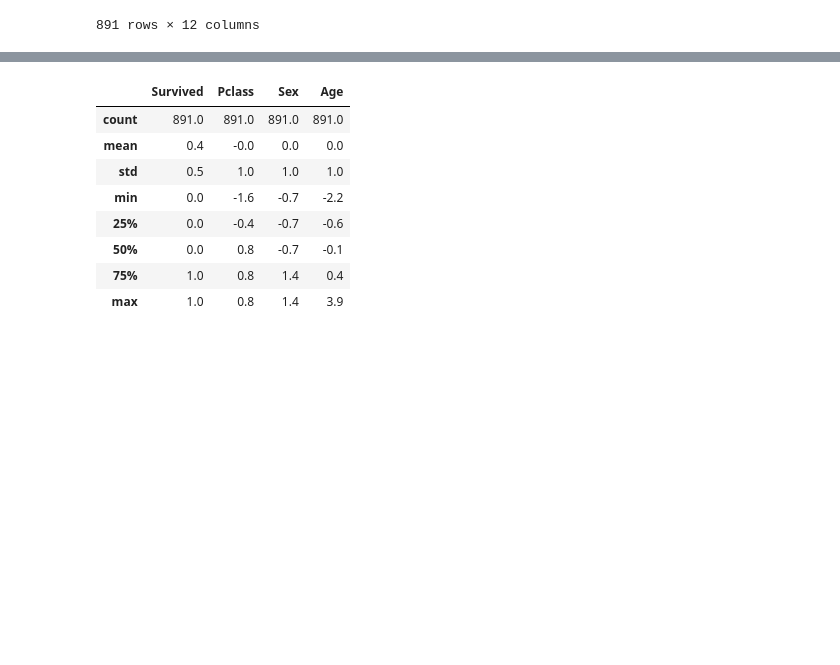
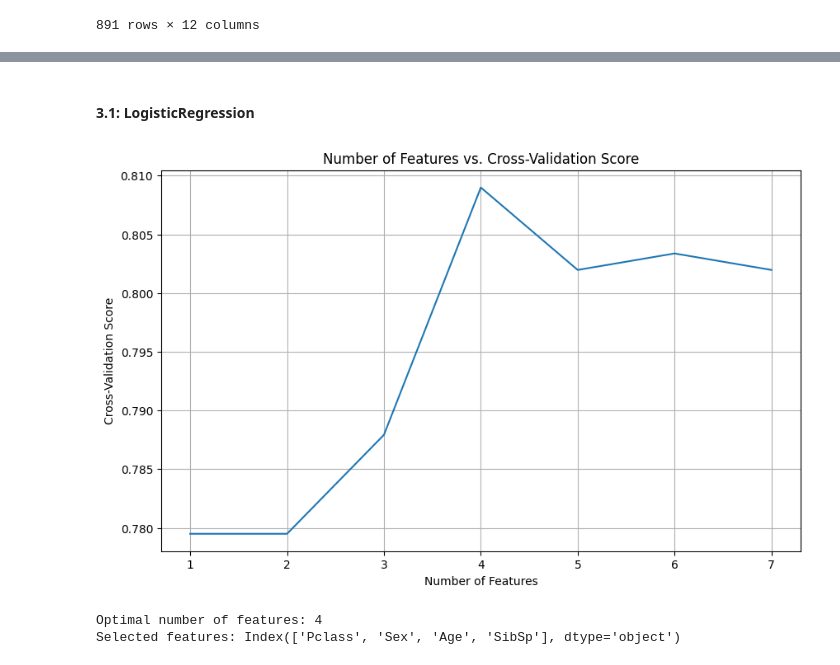
Before and after one commit to markopolo139/DataMiningAssignment1, a Jupyter notebook: notebook1.ipynb, the cells around one changed output, grey strips where cells are left out. Saved outputs shown, nothing was run; the diff lists cells and outputs as text; code cells hidden in the pictures; blank space fills up the shorter version.

Commit message:
applying feature selection notebook1.ipynb

```diff
--- a/notebook1.ipynb
+++ b/notebook1.ipynb
@@ -118,0 +131,5 @@ titanic_train
+# %%
+scaler_std = StandardScaler()
+titanic_train_copy[numerical_cols] = scaler_std.fit_transform(titanic_train_copy[numerical_cols])
+
+titanic_train_copy
@@ -127,10 +151,0 @@ numeric_columns = ['Pclass', 'Sex', 'Age']
-# %%
-plt.figure(figsize=(12, 6))
-for i, feature in enumerate(numeric_columns, 1):
-    plt.subplot(2, 2, i)
-    plt.hist(titanic_train[feature].dropna(), bins=20, color='blue', alpha=0.5)
-    plt.title(f'{feature} (Before Scaling)')
-    plt.xlabel(feature)
-    plt.ylabel('Frequency')
-plt.tight_layout()
-plt.show()
@@ -211,12 +152,44 @@ titanic_train_copy_std
-# %%
-np.round(titanic_train_copy_std.describe(),1)
-# %% [output]
-|  | Survived | Pclass | Sex | Age |
-| count | 891.0 | 891.0 | 891.0 | 891.0 |
-| mean | 0.4 | -0.0 | 0.0 | 0.0 |
-| std | 0.5 | 1.0 | 1.0 | 1.0 |
-| min | 0.0 | -1.6 | -0.7 | -2.2 |
-| 25% | 0.0 | -0.4 | -0.7 | -0.6 |
-| 50% | 0.0 | 0.8 | -0.7 | -0.1 |
-| 75% | 1.0 | 0.8 | 1.4 | 0.4 |
-| max | 1.0 | 0.8 | 1.4 | 3.9 |
+# %% [markdown]
+#### 3.1: LogisticRegression
+# %%
+from sklearn.feature_selection import RFE
+from sklearn.linear_model import LogisticRegression
+
+
+X = titanic_train_copy.drop(columns=['Survived'])
+y = titanic_train_copy['Survived']
+
+number_of_features = range(1, len(X.columns) + 1)
+estimator = LogisticRegression()
+scores = []
+selected_features_list = []
+
+
+for i in number_of_features:
+    rfe = RFE(estimator, n_features_to_select=i)
+    rfe.fit(X, y)
+    selected_features = X.columns[rfe.support_]
+    selected_features_list.append(selected_features)
+    scores.append(rfe.score(X, y))
+
+
+
+plt.figure(figsize=(10, 6))
+plt.plot(number_of_features, scores)
+plt.title('Number of Features vs. Cross-Validation Score')
+plt.xlabel('Number of Features')
+plt.ylabel('Cross-Validation Score')
+plt.xticks(number_of_features)
+plt.grid(True)
+plt.show()
+
+best_index = scores.index(max(scores))
+best_num_features = number_of_features[best_index]
+best_selected_features = selected_features_list[best_index]
+
+print("Optimal number of features:", best_num_features)
+print("Selected features:", best_selected_features)
+# %% [output]
+[figure, added]
+Optimal number of features: 4
+Selected features: Index(['Pclass', 'Sex', 'Age', 'SibSp'], dtype='object')
```
Also changed, not shown: parts of 36 cells of this notebook.
